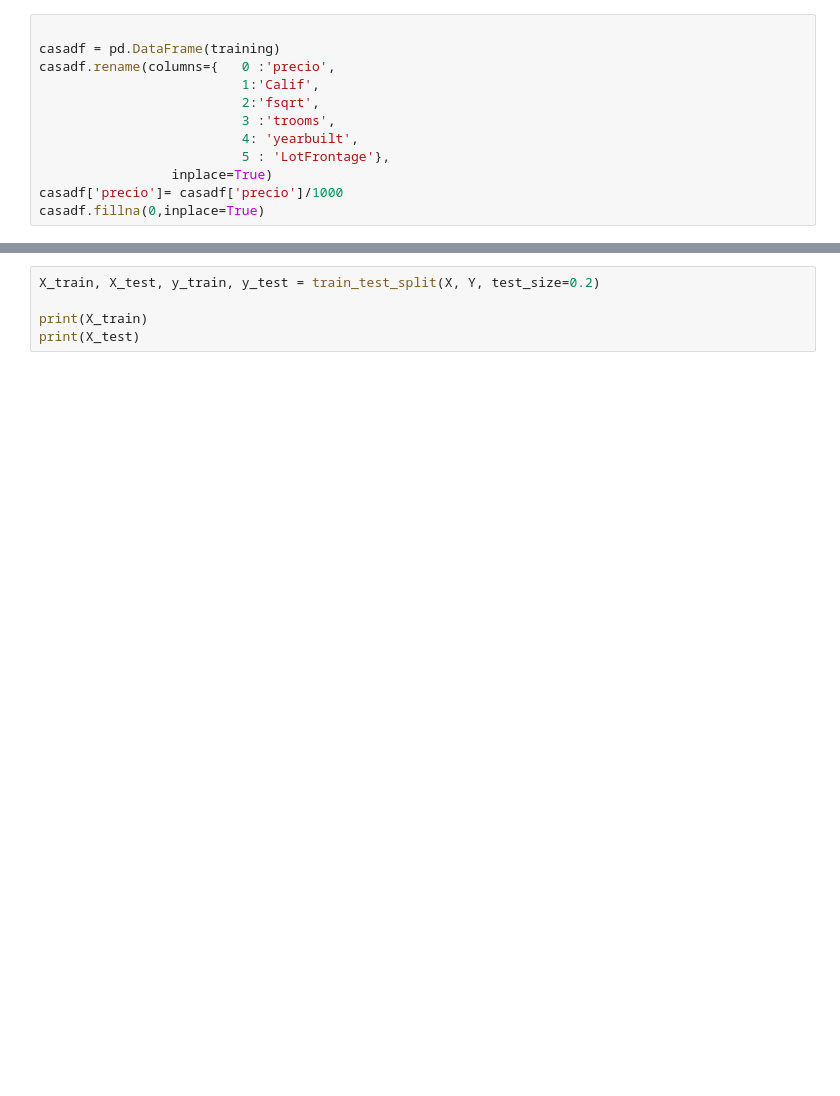
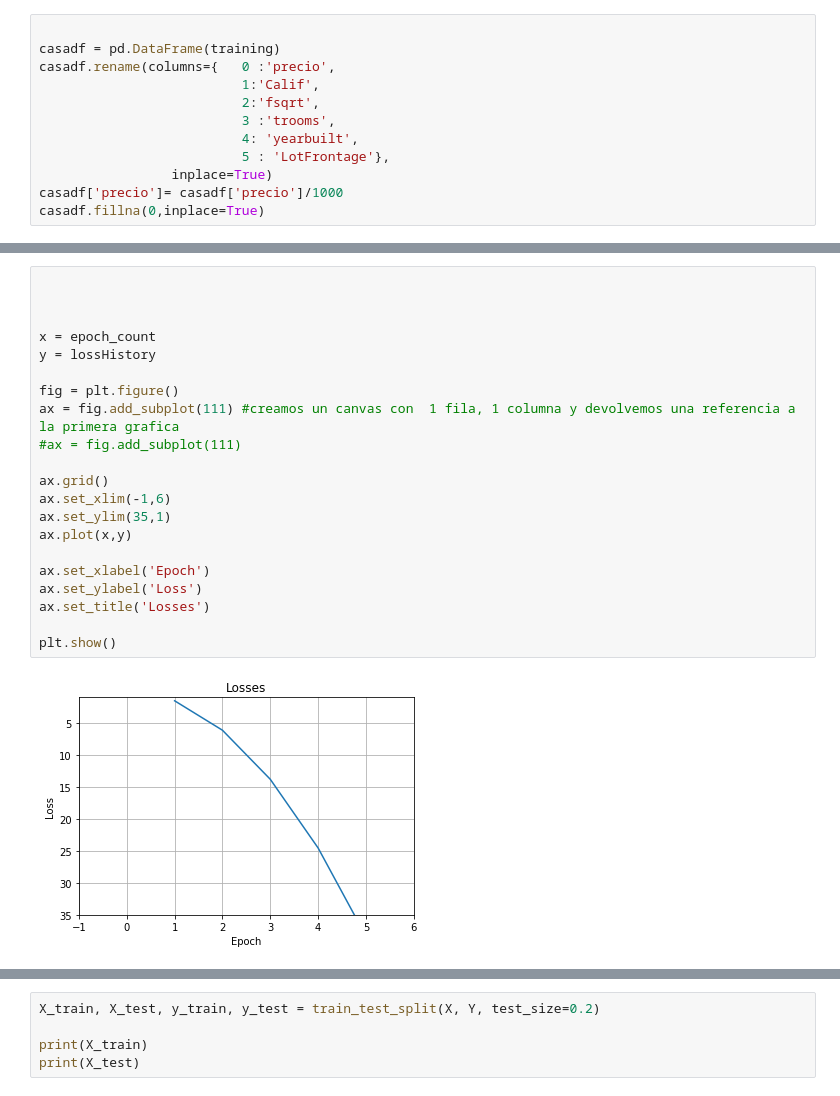
Before and after one commit to vbaezfortunato/Python_class, a Jupyter notebook: Proyecto Final.ipynb, the cells around one changed output, grey strips where cells are left out. Drawn from its saved outputs; the diff is of its cells as text; blank space fills up the shorter version.

```diff
--- a/Proyecto Final.ipynb
+++ b/Proyecto Final.ipynb
@@ -98,0 +142,23 @@ plt.show()
+# %%
+
+
+
+x = epoch_count
+y = lossHistory
+
+fig = plt.figure()
+ax = fig.add_subplot(111) #creamos un canvas con  1 fila, 1 columna y devolvemos una referencia a la primera grafica
+#ax = fig.add_subplot(111)
+
+ax.grid()
+ax.set_xlim(-1,6)
+ax.set_ylim(35,1)
+ax.plot(x,y)
+
+ax.set_xlabel('Epoch')
+ax.set_ylabel('Loss')
+ax.set_title('Losses')
+
+plt.show()
+# %% [output]
+[figure, added]
```
Also changed, not shown: parts of 17 cells of this notebook.
